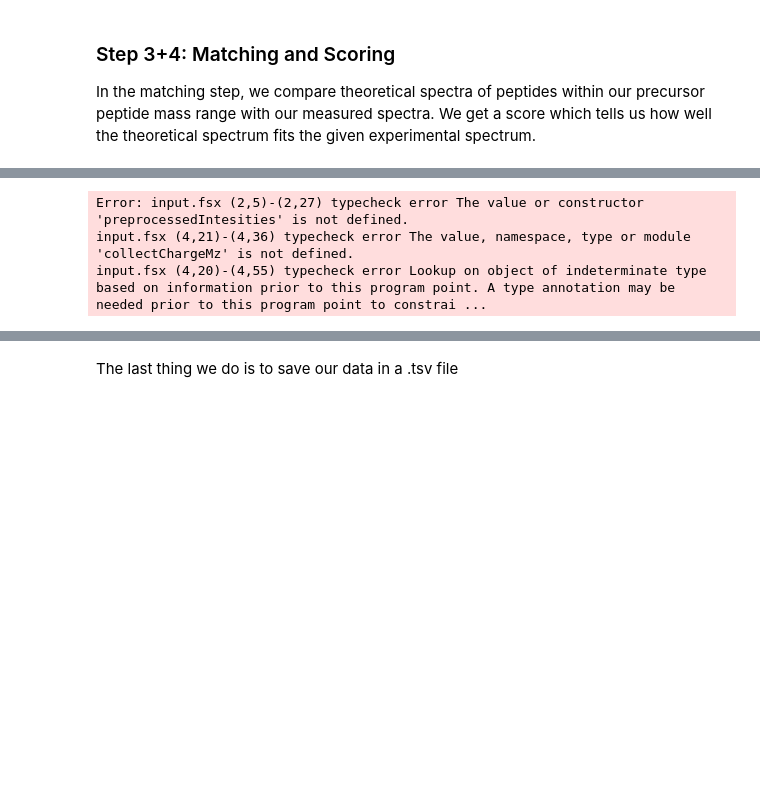
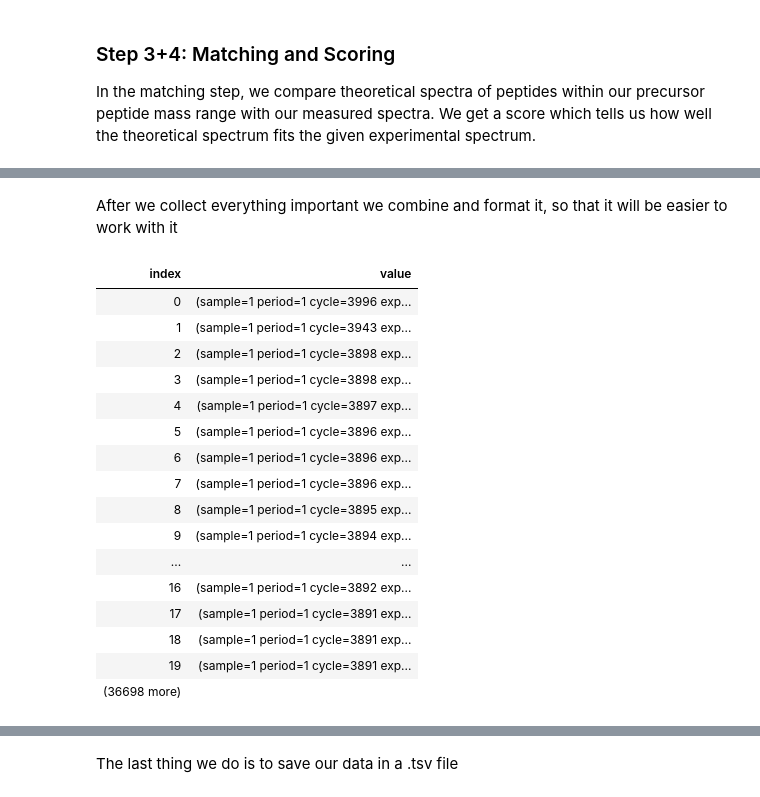
Before and after one commit to paulineHans/BIO-BTE-06-L-7, a Jupyter notebook: Notebooks/NB04b_Peptide_Identification.ipynb, the cells around one changed output, grey strips where cells are left out. Saved outputs shown, nothing was run; the diff lists cells and outputs as text; code cells hidden in the pictures; blank space fills up the shorter version.

```diff
--- a/Notebooks/NB04b_Peptide_Identification.ipynb
+++ b/Notebooks/NB04b_Peptide_Identification.ipynb
@@ -411,11 +429,29 @@ input.fsx (36,86)-(36,94) typecheck error The value, namespace, type or module '
+# %% [markdown]
+After we collect everything important we combine and format it, so that it will be easier to work with it
 # %%
+// Combine normalized MS2 spectra with precursor/charge information from collectChargeMz.
+// For each spectrum: keep id, retention time, normalized MS2 vector, and matched precursor info.
 let wholeInfo =
     preprocessedIntesities
     |> Array.map (fun (id,rt,ms2) ->
         id,rt, ms2,(collectChargeMz.TryFind(id)).Value
     )
 wholeInfo
 # %% [output]
-Error: input.fsx (2,5)-(2,27) typecheck error The value or constructor 'preprocessedIntesities' is not defined.
-input.fsx (4,21)-(4,36) typecheck error The value, namespace, type or module 'collectChargeMz' is not defined.
-input.fsx (4,20)-(4,55) typecheck error Lookup on object of indeterminate type based on information prior to this program point. A type annotation may be needed prior to this program point to constrai ...
+| index | value |
+| 0 | (sample=1 period=1 cycle=3996 exp... |
+| 1 | (sample=1 period=1 cycle=3943 exp... |
+| 2 | (sample=1 period=1 cycle=3898 exp... |
+| 3 | (sample=1 period=1 cycle=3898 exp... |
+| 4 | (sample=1 period=1 cycle=3897 exp... |
+| 5 | (sample=1 period=1 cycle=3896 exp... |
+| 6 | (sample=1 period=1 cycle=3896 exp... |
+| 7 | (sample=1 period=1 cycle=3896 exp... |
+| 8 | (sample=1 period=1 cycle=3895 exp... |
+| 9 | (sample=1 period=1 cycle=3894 exp... |
+| ... | ... |
+| 16 | (sample=1 period=1 cycle=3892 exp... |
+| 17 | (sample=1 period=1 cycle=3891 exp... |
+| 18 | (sample=1 period=1 cycle=3891 exp... |
+| 19 | (sample=1 period=1 cycle=3891 exp... |
+| (36698 more) |  |
```
Also changed, not shown: parts of 20 cells of this notebook, 3 other files.
